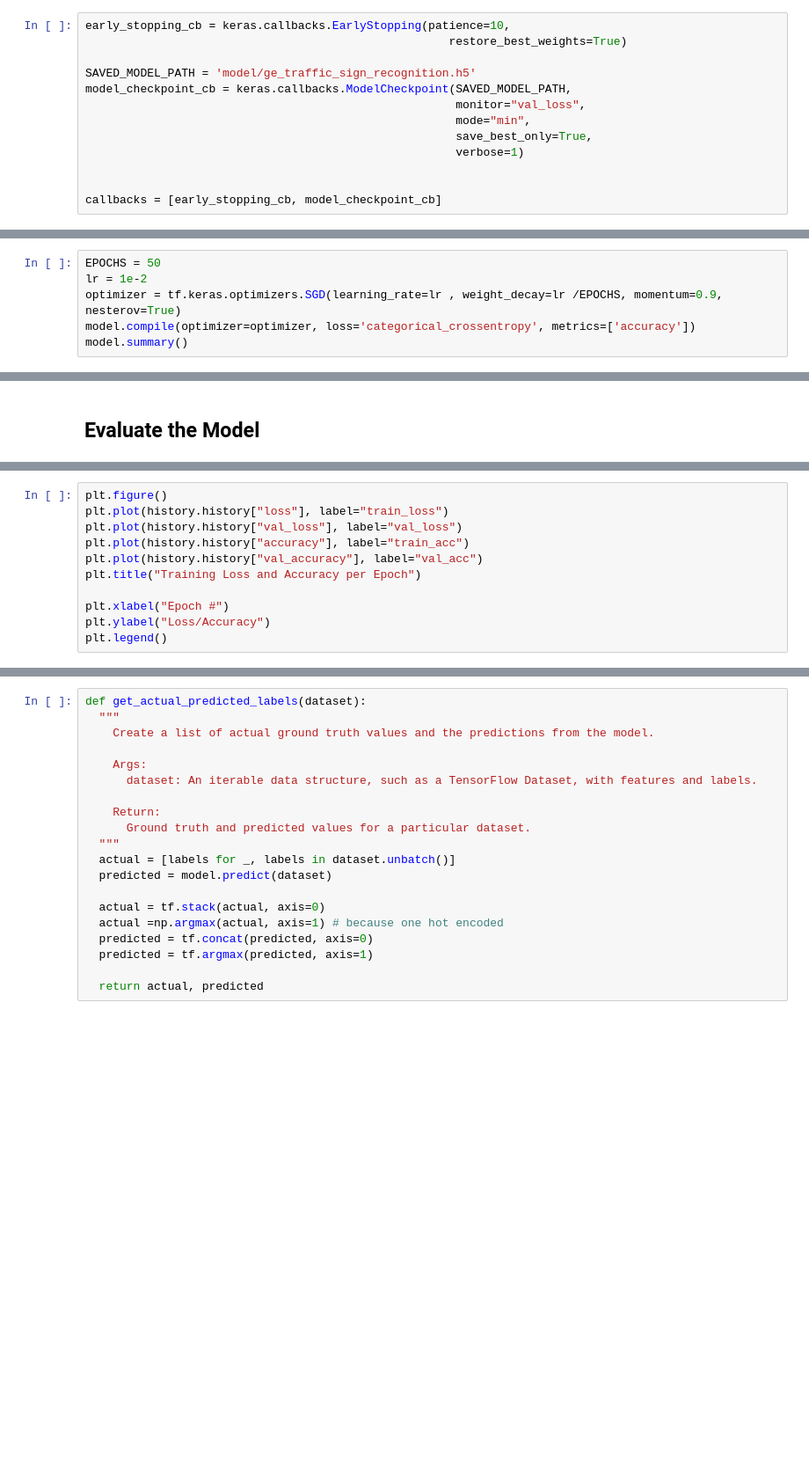
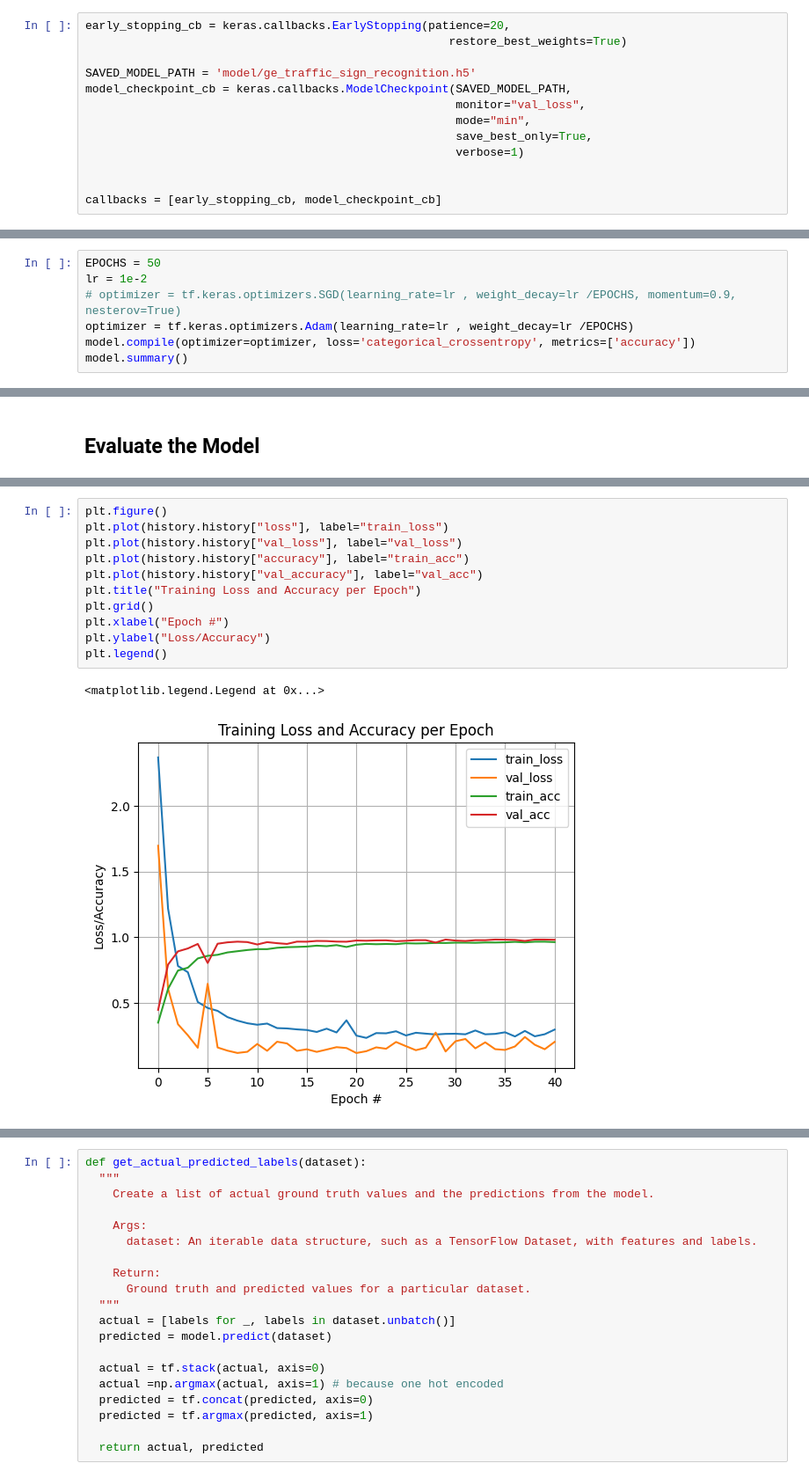
Before and after one commit to vivekpatel99/German_Traffic_Sign_Recognition, a Jupyter notebook: German_Traffic_Sign_Recognition_train.ipynb, the cells around one changed output, grey strips where cells are left out. Shown: that part at 88% size. Saved outputs shown, nothing was run; the diff lists cells and outputs as text; blank space fills up the shorter version.

```diff
--- a/German_Traffic_Sign_Recognition_train.ipynb
+++ b/German_Traffic_Sign_Recognition_train.ipynb
@@ -222,7 +223,7 @@ WARNING:tensorflow:Using a while_loop for converting ImageProjectiveTransformV3
 # %% [markdown]
 Setting up the callbacks
 # %%
-early_stopping_cb = keras.callbacks.EarlyStopping(patience=10,
+early_stopping_cb = keras.callbacks.EarlyStopping(patience=20,
                                                      restore_best_weights=True)
 
 SAVED_MODEL_PATH = 'model/ge_traffic_sign_recognition.h5'
@@ -239,7 +240,8 @@ model = MiniVGGNet.build(width=IMG_WIDTH, height=IMG_HEIGHT, depth= 3, classes=l
 # %%
 EPOCHS = 50
 lr = 1e-2
-optimizer = tf.keras.optimizers.SGD(learning_rate=lr , weight_decay=lr /EPOCHS, momentum=0.9, nesterov=True)
+# optimizer = tf.keras.optimizers.SGD(learning_rate=lr , weight_decay=lr /EPOCHS, momentum=0.9, nesterov=True)
+optimizer = tf.keras.optimizers.Adam(learning_rate=lr , weight_decay=lr /EPOCHS)
 model.compile(optimizer=optimizer, loss='categorical_crossentropy', metrics=['accuracy'])
 model.summary()
 # %% [output]
@@ -292,14 +307,17 @@ history.history.keys()
 # %%
 plt.figure()
 plt.plot(history.history["loss"], label="train_loss")
 plt.plot(history.history["val_loss"], label="val_loss")
 plt.plot(history.history["accuracy"], label="train_acc")
 plt.plot(history.history["val_accuracy"], label="val_acc")
 plt.title("Training Loss and Accuracy per Epoch")
-
+plt.grid()
 plt.xlabel("Epoch #")
 plt.ylabel("Loss/Accuracy")
 plt.legend()
+# %% [output]
+<matplotlib.legend.Legend at 0x...>
+[figure, added]
 # %%
 loss, accuracy = model.evaluate(val_ds)
 loss, accuracy
```
Also changed, not shown: parts of 8 cells of this notebook, 3 other files.
